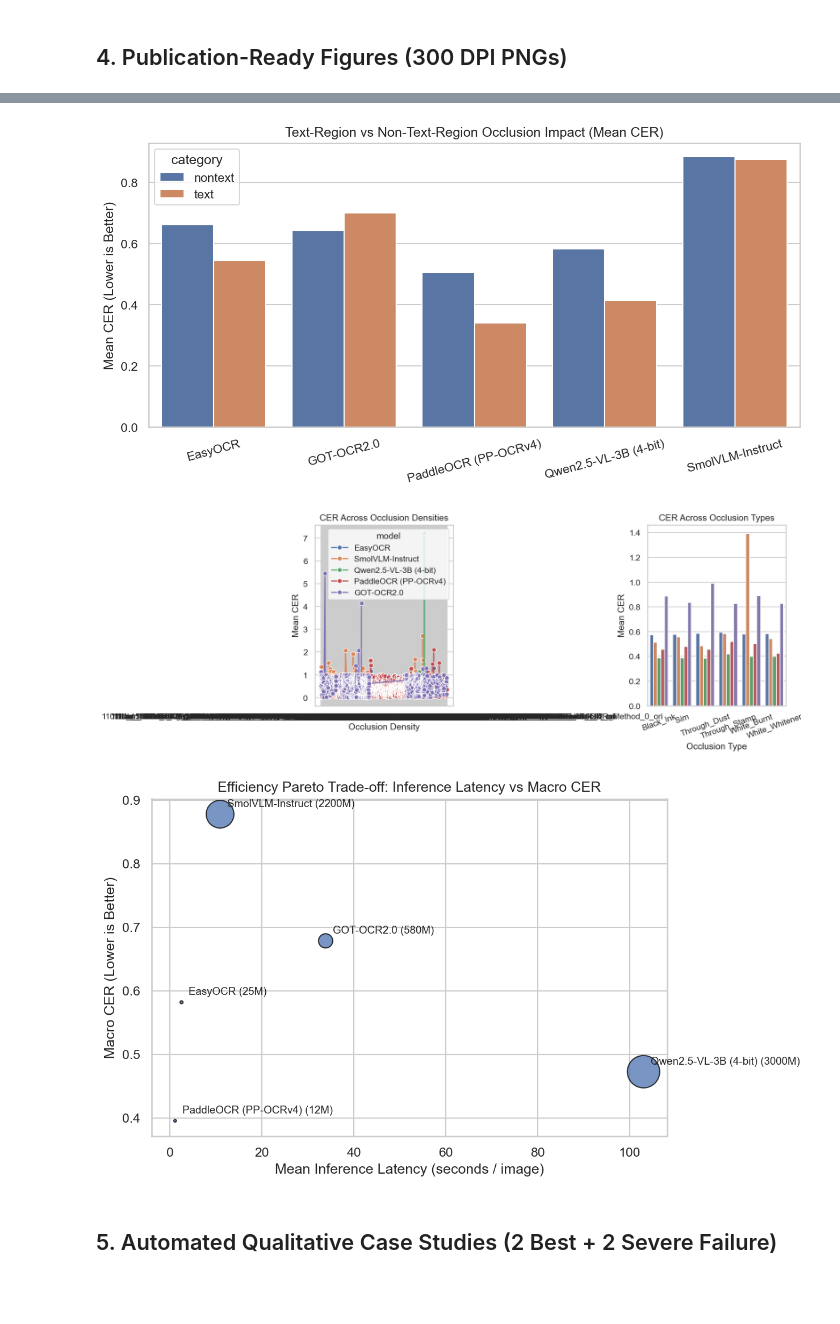
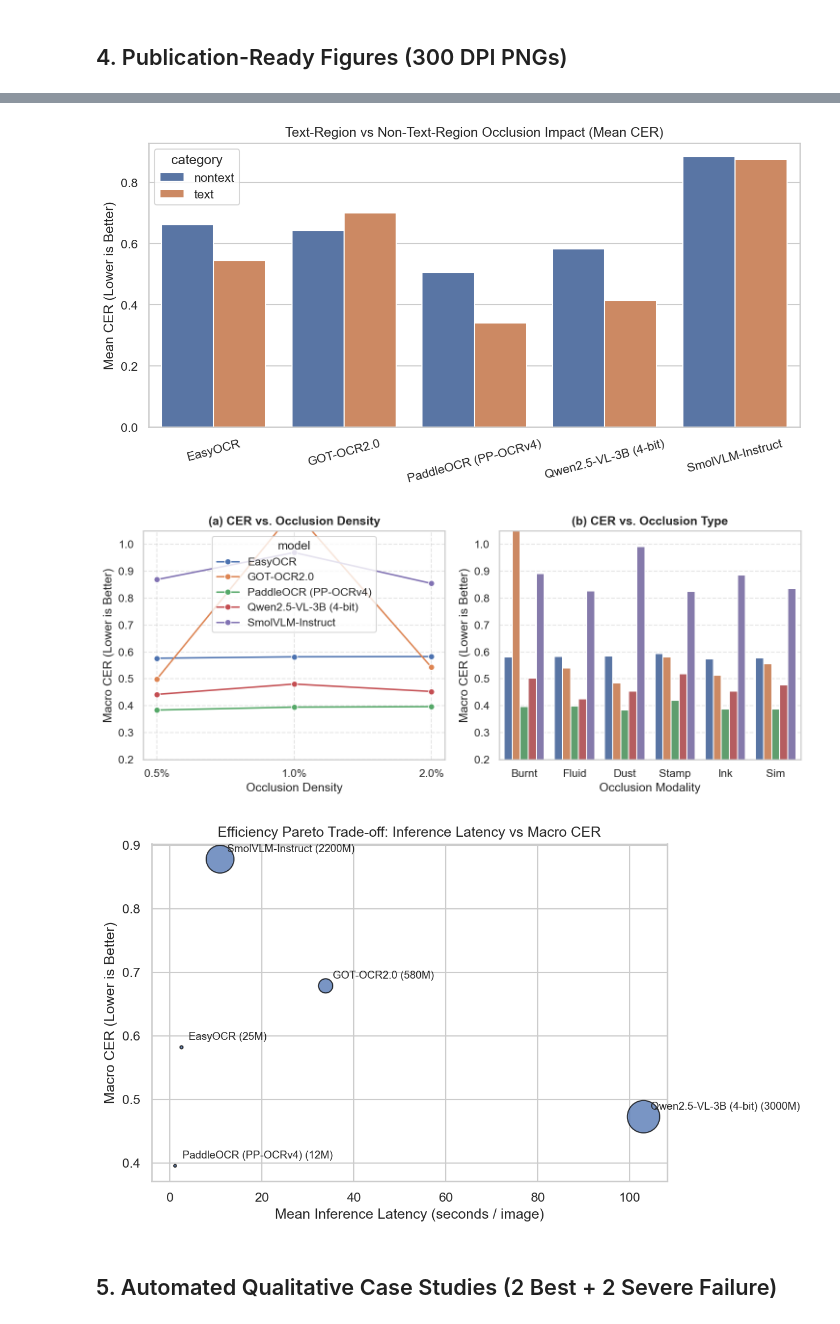
Before and after one commit to nghon4maeri/evaluating-lightweight-VLMs-and-OCR-models-on-occluded-document-images, a Jupyter notebook: notebooks/executed/06_benchmark_synthesis_executed.ipynb, the cells around one changed output, grey strips where cells are left out. Drawn from its saved outputs; the diff is of its cells as text; code cells hidden in the pictures; blank space fills up the shorter version.

Commit message:
fix(figures): clean occlusion density & modality parsing in fig3, eliminate X-axis label corruption

```diff
--- a/notebooks/executed/06_benchmark_synthesis_executed.ipynb
+++ b/notebooks/executed/06_benchmark_synthesis_executed.ipynb
@@ -192,56 +192,73 @@ plt.savefig(OUTPUT_DIR / "fig2_text_vs_nontext.png", dpi=300)
 plt.show()
 
 # Figure 3: Robustness across Occlusion Densities & Occlusion Types
-fig, axes = plt.subplots(1, 2, figsize=(13, 4.8))
+import re
+def extract_clean_meta(stem):
+    m_dens = re.search(r"(\d+p\d+|\d+)pct", str(stem))
+    dens = f"{m_dens.group(1).replace('p', '.')}%" if m_dens else None
+    raw_type = str(stem).split("__")[0]
+    type_map = {"White_Burnt": "Burnt", "White_Whitener": "Fluid", "Through_Dust": "Dust", "Through_Stamp": "Stamp", "Black_Ink": "Ink", "Sim": "Sim"}
+    return type_map.get(raw_type, raw_type), dens
 
-dens_df = all_df.groupby(["model", "occlusion_density"], as_index=False)["cer"].mean()
-dens_df["density_num"] = dens_df["occlusion_density"].astype(str).str.extract(r"(\d+)").astype(float)
-dens_df = dens_df.sort_values("density_num")
-sns.lineplot(data=dens_df, x="occlusion_density", y="cer", hue="model", marker="o", ax=axes[0])
-axes[0].set_title("CER Across Occlusion Densities")
+meta_tuples = [extract_clean_meta(s) for s in all_df["sample_id"]]
+all_df["clean_type"] = [t[0] for t in meta_tuples]
+all_df["clean_density"] = [t[1] for t in meta_tuples]
+
+fig, axes = plt.subplots(1, 2, figsize=(10, 4.2), dpi=150)
+dens_valid = all_df[all_df["clean_density"].isin(["0.5%", "1.0%", "2.0%"])].copy()
+dens_summary = dens_valid.groupby(["model", "clean_density"], as_index=False)["cer"].mean()
+dens_summary["dens_num"] = dens_summary["clean_density"].str.replace("%", "").astype(float)
+dens_summary = dens_summary.sort_values(["model", "dens_num"])
+sns.lineplot(data=dens_summary, x="clean_density", y="cer", hue="model", marker="o", ax=axes[0])
+axes[0].set_title("(a) CER vs. Occlusion Density", fontweight="bold")
 axes[0].set_xlabel("Occlusion Density")
-axes[0].set_ylabel("Mean CER")
+axes[0].set_ylabel("Macro CER (Lower is Better)")
+axes[0].set_ylim(0.2, 1.05)
+axes[0].grid(True, linestyle="--", alpha=0.5)
 
-type_df = all_df.groupby(["occlusion_type", "model"], as_index=False)["cer"].mean()
-sns.barplot(data=type_df, x="occlusion_type", y="cer", hue="model", ax=axes[1])
-axes[1].set_title("CER Across Occlusion Types")
-axes[1].set_xlabel("Occlusion Type")
-axes[1].set_ylabel("Mean CER")
-axes[1].tick_params(axis="x", rotation=20)
-axes[1].legend_.remove()
+type_order = ["Burnt", "Fluid", "Dust", "Stamp", "Ink", "Sim"]
+type_summary = all_df.groupby(["model", "clean_type"], as_index=False)["cer"].mean()
+sns.barplot(data=type_summary, x="clean_type", y="cer", hue="model", order=type_order, ax=axes[1])
+axes[1].set_title("(b) CER vs. Occlusion Type", fontweight="bold")
+axes[1].set_xlabel("Occlusion Modality")
+axes[1].set_ylabel("Macro CER (Lower is Better)")
+axes[1].set_ylim(0.2, 1.05)
+axes[1].grid(True, linestyle="--", alpha=0.5, axis="y")
+if axes[1].legend_:
+    axes[1].legend_.remove()
 
 plt.tight_layout()
 plt.savefig(OUTPUT_DIR / "fig3_occlusion_robustness.png", dpi=300)
 plt.show()
 
 # Figure 4: Pareto Trade-off (Latency vs CER, bubble size ~ parameter count)
 fig, ax = plt.subplots(figsize=(8.5, 5))
 scatter = ax.scatter(
     summary_df["mean_latency_sec"],
     summary_df["macro_cer"],
     s=summary_df["params_m"].clip(lower=20) * 0.25,
     alpha=0.75,
     edgecolors="black",
     linewidths=1.0,
 )
 for _, row in summary_df.iterrows():
     ax.annotate(
         f"{row['model']} ({row['params_m']:.0f}M)",
         (row["mean_latency_sec"], row["macro_cer"]),
         textcoords="offset points",
         xytext=(6, 6),
         fontsize=9,
     )
 ax.set_title("Efficiency Pareto Trade-off: Inference Latency vs Macro CER")
 ax.set_xlabel("Mean Inference Latency (seconds / image)")
 ax.set_ylabel("Macro CER (Lower is Better)")
 plt.tight_layout()
 plt.savefig(OUTPUT_DIR / "fig4_pareto_tradeoff.png", dpi=300)
 plt.show()
 # %% [output]
 [figure]
 [figure]
-[figure, old version]
+[figure, new version]
 [figure]
 # %% [markdown]
 ## 5. Automated Qualitative Case Studies (2 Best + 2 Severe Failure)
```
Also changed, not shown: 4 other files.
